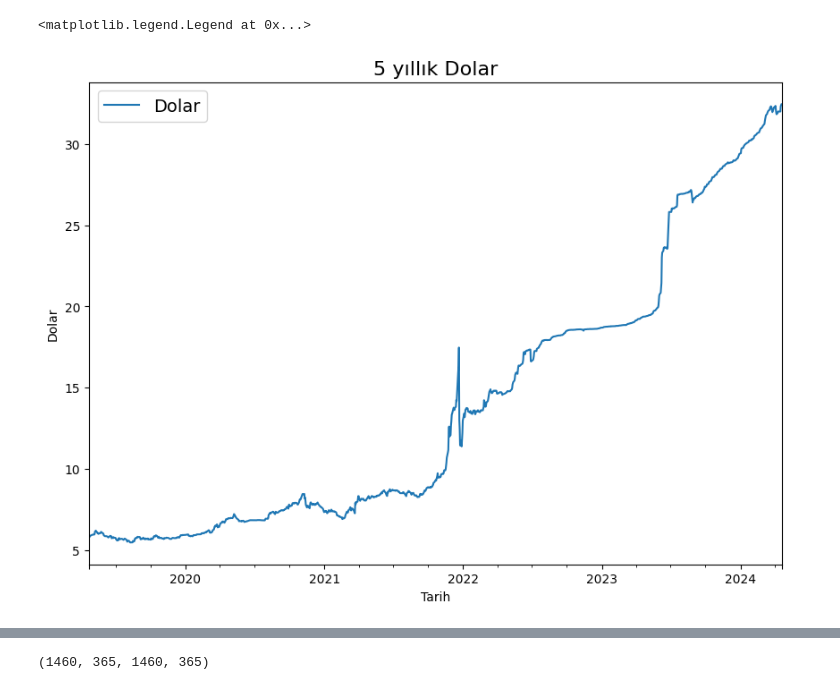
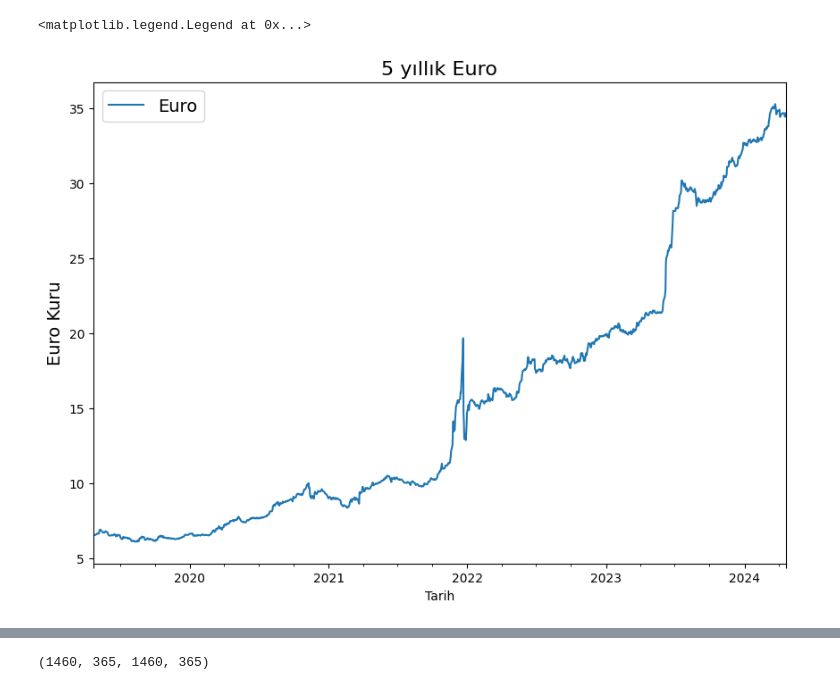
Before and after one commit to emrecpp/DovizTahmin, a Jupyter notebook: TS.ipynb, the cells around one changed output, grey strips where cells are left out. Saved outputs shown, nothing was run; the diff lists cells and outputs as text; code cells hidden in the pictures.

```diff
--- a/TS.ipynb
+++ b/TS.ipynb
@@ -1,12 +1,15 @@
 # %%
+import os
 import pandas as pd
+import matplotlib.pyplot as plt
 
-import matplotlib.pyplot as plt
+dolar_or_euro = "Dolar" if 0 else "Euro"
+DATASET_DIR= "dataset" + os.sep
 # %%
-df = pd.read_excel('Dolar.xlsx')
+df = pd.read_excel(DATASET_DIR + dolar_or_euro+'.xlsx') #verisetini okuyoruz
 
-df['Tarih'] = pd.to_datetime(df['Tarih'], dayfirst=True)
-df = df.set_index('Tarih')
+df['Tarih'] = pd.to_datetime(df['Tarih'], dayfirst=True) # Tarih sütununu datetime tipine çeviriyoruz, verisetimizde gün başta olduğu için dayfirst=True dedik
+df = df.set_index('Tarih') # Tarih sütununu index olarak belirliyoruz
 # %%
 df.info()
 # %% [output]
@@ -19,6 +22,2 @@ Data columns (total 1 columns):
 dtypes: float64(1)
 memory usage: 28.5 KB
-# %%
-# Indexing and filling null values with interpolation for resample data values
-df['Dolar'].interpolate(method='linear', inplace=True)
-df["Dolar"] = df["Dolar"].astype("float32")
@@ -31,0 +24,3 @@ For example, when doing 'df[col].method(value, inplace=True)', try using 'df.met
+# %%
+df[dolar_or_euro].interpolate(method='linear', inplace=True) # Eksik verileri lineer olarak dolduruyoruz
+df[dolar_or_euro] = df[dolar_or_euro].astype("float32") # Dolar sütununu float32 tipine çeviriyoruz
@@ -34,8 +36,8 @@ df.dropna(inplace=True)
 # %%
-df.plot(figsize=(10,7))
-plt.ylabel("Dolar")
-plt.title("5 yıllık Dolar", fontsize=16)
+df.plot(figsize=(10,7)) # Verisetini çizdiriyoruz
+plt.ylabel(dolar_or_euro+" Kuru", fontsize=14)
+plt.title("5 yıllık "+dolar_or_euro, fontsize=16)
 plt.legend(fontsize=14)
 # %% [output]
 <matplotlib.legend.Legend at 0x...>
-[figure, old version]
+[figure, new version]
```
Also changed, not shown: parts of 36 cells of this notebook, 19 other files.
